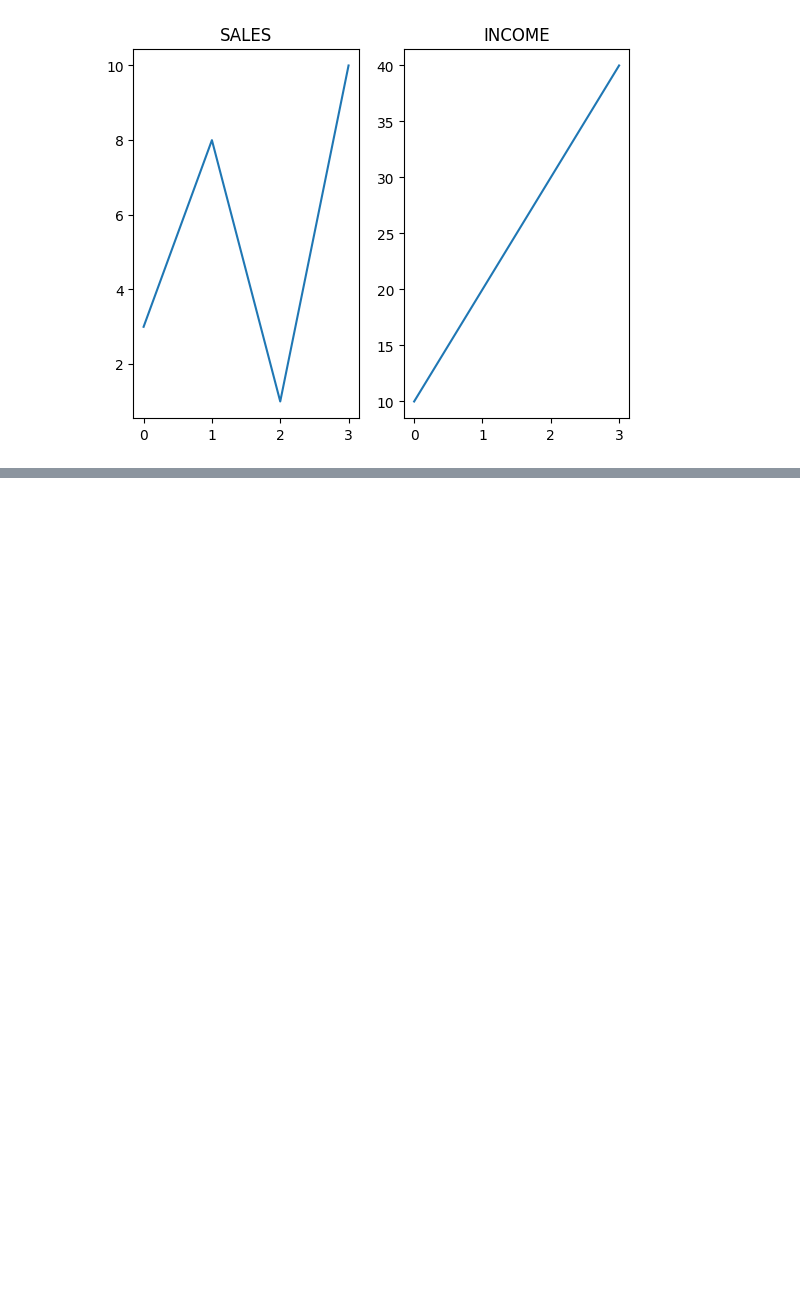
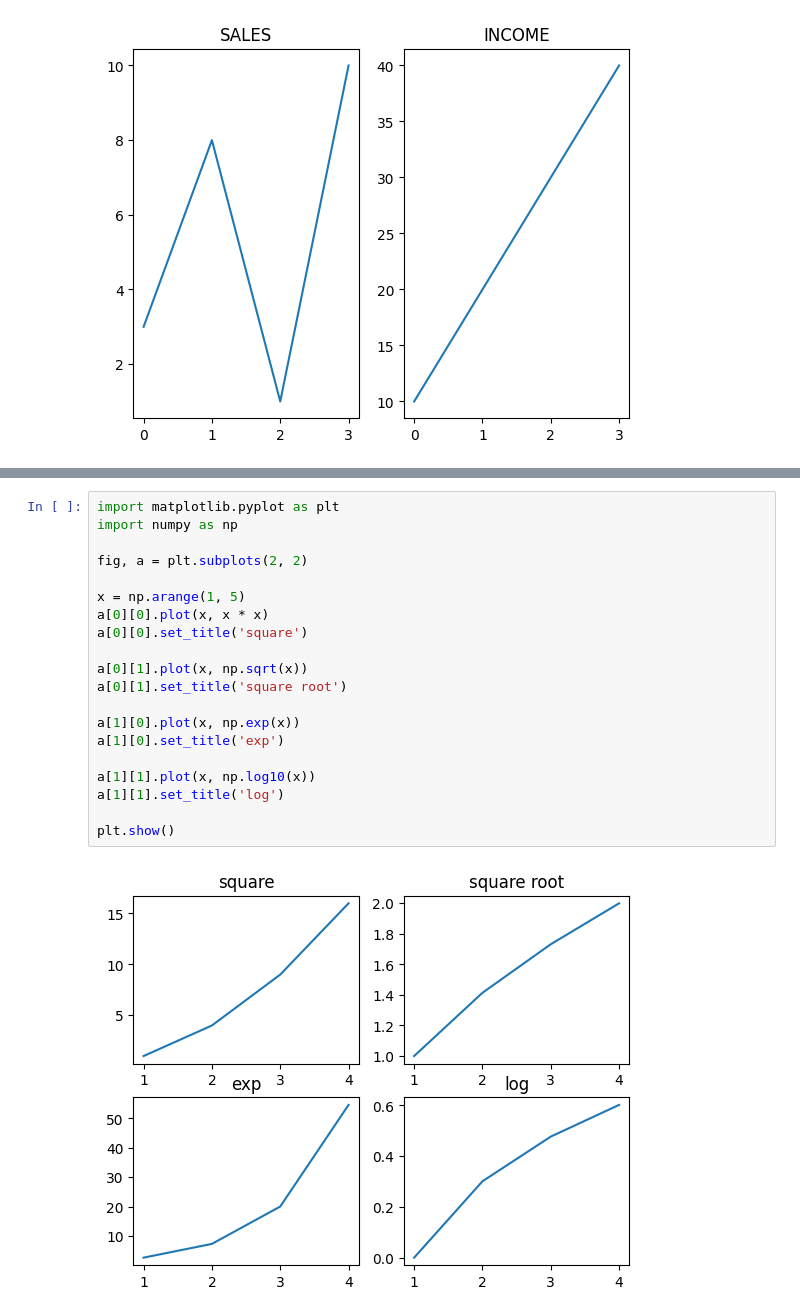
Before and after one commit to Avanish7974/Matplotlib, a Jupyter notebook: line.ipynb, the cells around one changed output, grey strips where cells are left out. Saved outputs shown, nothing was run; the diff lists cells and outputs as text; blank space fills up the shorter version.

```diff
--- a/line.ipynb
+++ b/line.ipynb
@@ -165,0 +186,22 @@ plt.show()
+# %%
+import matplotlib.pyplot as plt
+import numpy as np
+
+fig, a = plt.subplots(2, 2)
+
+x = np.arange(1, 5)
+a[0][0].plot(x, x * x)
+a[0][0].set_title('square')
+
+a[0][1].plot(x, np.sqrt(x))
+a[0][1].set_title('square root')
+
+a[1][0].plot(x, np.exp(x))
+a[1][0].set_title('exp')
+
+a[1][1].plot(x, np.log10(x))
+a[1][1].set_title('log')
+
+plt.show()
+# %% [output]
+[figure, added]
```
Also changed, not shown: parts of 1 cell of this notebook.
